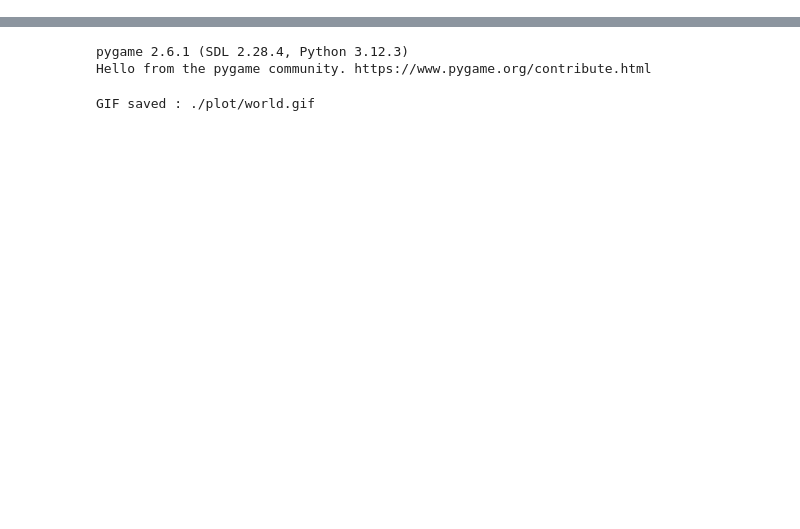
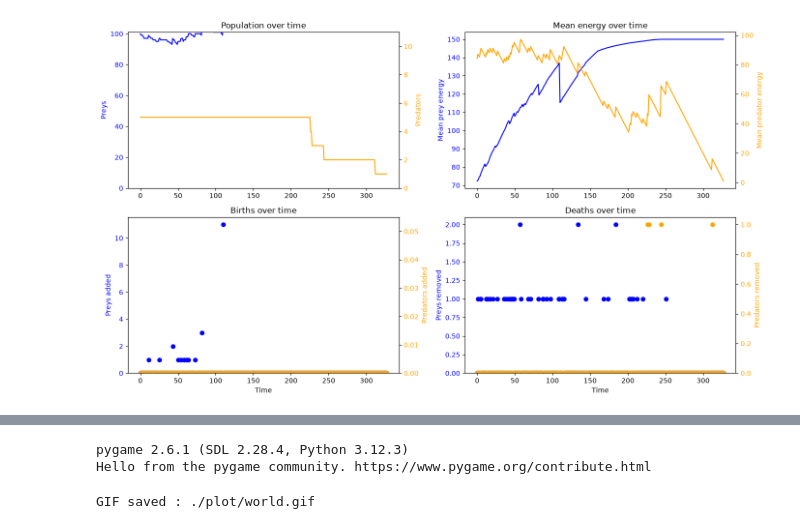
Before and after one commit to arthurleq/predator-prey-population-model-, a Jupyter notebook: Lotka-Volterra.ipynb, the cells around one changed output, grey strips where cells are left out. Saved outputs shown, nothing was run; the diff lists cells and outputs as text; code cells hidden in the pictures; blank space fills up the shorter version.

```diff
--- a/Lotka-Volterra.ipynb
+++ b/Lotka-Volterra.ipynb
@@ -146,7 +146,7 @@ world.add_predator(number=5)
 speed_prey = 1.0
 world.speed_prey = speed_prey
 
-speed_predator = 1.5
+speed_predator = 1.6
 world.speed_predator = speed_predator
 
 # energy needed for reproduction
@@ -215,0 +182,75 @@ plt.show()
+# %%
+import matplotlib.pyplot as plt
+
+# Extraction of the data from history
+prey_counts = [history[t][0] for t in range(T)]
+predator_counts = [history[t][1] for t in range(T)]
+prey_added = [history[t][2] for t in range(T)]
+predator_added = [history[t][3] for t in range(T)]
+prey_removed = [history[t][4] for t in range(T)]
+predator_removed = [history[t][5] for t in range(T)]
+prey_mean_energy = [history[t][6] for t in range(T)]
+predator_mean_energy = [history[t][7] for t in range(T)]
+
+color_prey = world.color_prey
+color_predator = world.color_predator
+
+fig, axes = plt.subplots(2, 2, figsize=(14, 8))
+(ax1, ax3), (ax5, ax6) = axes
+
+# --- Subplot 1 (top left) : populations ---
+ax1.set_ylabel('Preys', color=color_prey)
+ax1.plot(range(T), prey_counts, color=color_prey)
+ax1.tick_params(axis='y', labelcolor=color_prey)
+ax1.set_ylim(0, world.max_preys + 1)
+ax1.set_title("Population over time")
+
+ax2 = ax1.twinx()
+ax2.set_ylabel('Predators', color=color_predator)
+ax2.plot(range(T), predator_counts, color=color_predator)
+ax2.tick_params(axis='y', labelcolor=color_predator)
+ax2.set_ylim(0, world.max_predators + 1)
+
+# --- Subplot 2 (top right) : mean energy ---
+ax3.set_ylabel('Mean prey energy', color=color_prey)
+ax3.plot(range(T), prey_mean_energy, color=color_prey)
+ax3.tick_params(axis='y', labelcolor=color_prey)
+ax3.set_title("Mean energy over time")
+
+ax4 = ax3.twinx()
+ax4.set_ylabel('Mean predator energy', color=color_predator)
+ax4.plot(range(T), predator_mean_energy, color=color_predator)
+ax4.tick_params(axis='y', labelcolor=color_predator)
+
+# --- Subplot 3 (bottom left) : births ---
+ax5.set_xlabel('Time')
+ax5.set_ylabel('Preys added', color=color_prey)
+ax5.scatter(range(T), prey_added, color=color_prey)
+ax5.tick_params(axis='y', labelcolor=color_prey)
+ax5.set_ylim(bottom=0)
+ax5.set_title("Births over time")
+
+ax5b = ax5.twinx()
+ax5b.set_ylabel('Predators added', color=color_predator)
+ax5b.scatter(range(T), predator_added, color=color_predator)
+ax5b.set_ylim(bottom=0)
+ax5b.tick_params(axis='y', labelcolor=color_predator)
+
+# --- Subplot 4 (bottom right) : deaths ---
+ax6.set_xlabel('Time')
+ax6.set_ylabel('Preys removed', color=color_prey)
+ax6.scatter(range(T), prey_removed, color=color_prey)
+ax6.tick_params(axis='y', labelcolor=color_prey)
+ax6.set_ylim(bottom=0)
+ax6.set_title("Deaths over time")
+
+ax6b = ax6.twinx()
+ax6b.set_ylabel('Predators removed', color=color_predator)
+ax6b.scatter(range(T), predator_removed, color=color_predator)
+ax6b.tick_params(axis='y', labelcolor=color_predator)
+ax6b.set_ylim(bottom=0)
+
+fig.tight_layout()
+plt.show()
+# %% [output]
+[figure, added]
```
Also changed, not shown: parts of 6 cells of this notebook, 2 other files.
